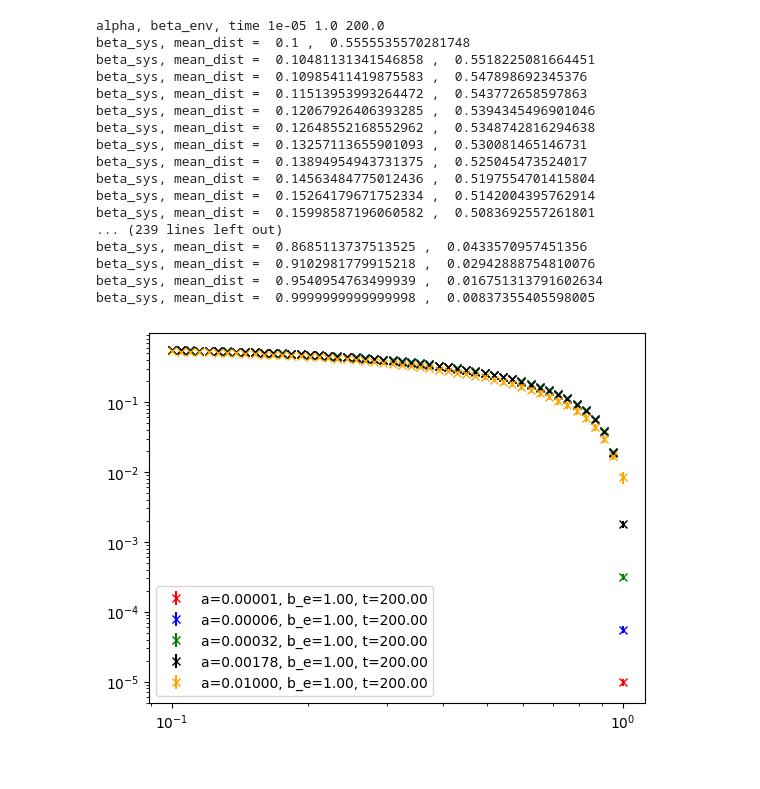
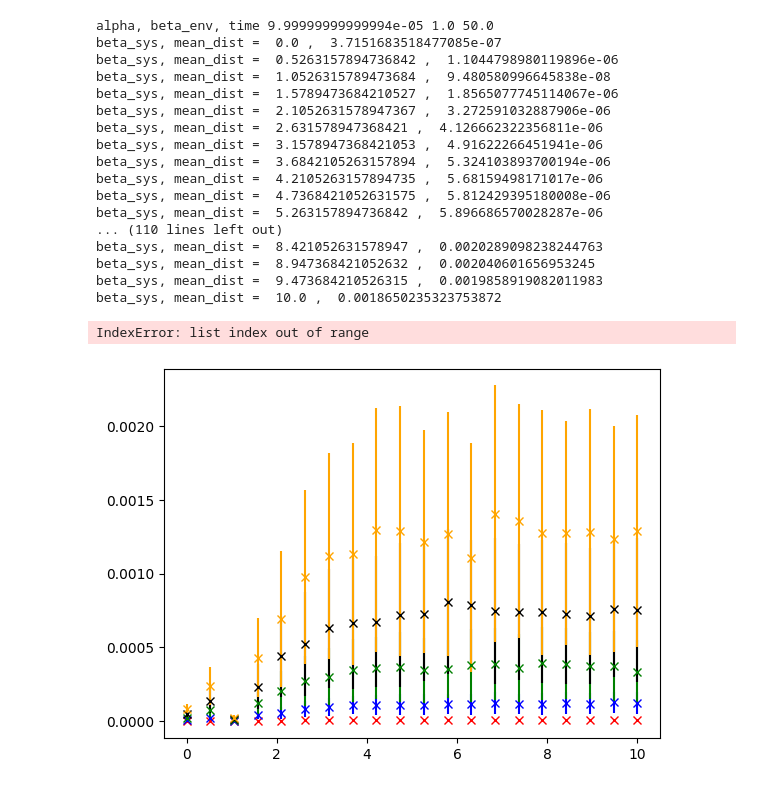
Before and after one commit to matthagan15/thermal_state_prep, a Jupyter notebook: numerics/analysis/single_shot_notebook.ipynb, the cells around one changed output. Drawn from its saved outputs; the diff is of its cells as text; code cells hidden in the pictures.

Commit message:
single shot notebook

```diff
--- a/numerics/analysis/single_shot_notebook.ipynb
+++ b/numerics/analysis/single_shot_notebook.ipynb
@@ -6,7 +6,7 @@ import matplotlib.pyplot as plt
 from math import sqrt
 import numpy as np
 # %%
-filepath = "/Users/matt/repos/thermal_state_prep/numerics/data/single_shot_harmonic/alpha_fixed_point.json"
+filepath = "/Users/matt/repos/thermal_state_prep/numerics/cluster_data/single_shot_harmonic/results.json"
 with open(filepath) as f:
     j = json.load(f)
     inputs = j["inputs"]
@@ -53,8 +53,9 @@ times
 # %%
 
-alpha_fixed_params = [(beta_envs[0], beta_syss[0], times[ix]) for ix in range(len(times))]
+alpha_fixed_params = [(beta_envs[ix], beta_syss[ix], times[0]) for ix in range(0, len(beta_envs), 4)]
+print("len alpha_fixed_params:", len(alpha_fixed_params))
 fig = plt.figure()
-colors = ['r', 'b', 'g', 'black', 'orange']
+colors = ['r', 'b', 'g', 'black', 'orange', 'grey']
 color_count = 0
 for ( beta_env_0, beta_sys_0, time_0) in alpha_fixed_params:
     print("beta_env, beta_sys, time", beta_env_0, beta_sys_0, time_0)
@@ -98,44 +99,45 @@ alpha, mean_dist =  1e-06 ,  9.66205936392663e-07
 # %%
 beta_sys_fixed_params = [(alphas[ix], beta_envs[0], times[0]) for ix in range(len(alphas))]
 fig = plt.figure()
 colors = ['r', 'b', 'g', 'black', 'orange']
 color_count = 0
 for (alpha_0, beta_env_0, time_0) in beta_sys_fixed_params:
     print("alpha, beta_env, time", alpha_0, beta_env_0, time_0)
     x = []
     y = []
     yerr = []
     for ix in range(len(inputs)):
         (alpha, beta_env, beta_sys, time) = inputs[ix]
         (original_dist, mean_dist, std_dist, dist_of_mean) = outputs[ix]
         if alpha == alpha_0 and beta_env == beta_env_0 and time == time_0:
             x.append(beta_sys)
-            y.append(mean_dist)
+            y.append(original_dist - mean_dist)
             yerr.append(std_dist)
 
-            print("beta_sys, mean_dist = ", beta_sys, ", ", mean_dist)
+            print("beta_sys, mean_dist = ", beta_sys, ", ", original_dist - mean_dist)
     plt.errorbar(x, y, yerr, marker='x', linestyle='none', label="a={:.5f}, b_e={:.2f}, t={:.2f}".format(alpha_0, beta_env_0, time_0), color=colors[color_count])
     color_count += 1
-plt.yscale('log')
+# plt.yscale('log')
 plt.xscale('log')
 plt.legend()
 plt.show()
 # %% [output]
-alpha, beta_env, time 1e-05 1.0 200.0
-beta_sys, mean_dist =  0.1 ,  0.5555535570281748
-beta_sys, mean_dist =  0.10481131341546858 ,  0.5518225081664451
-beta_sys, mean_dist =  0.10985411419875583 ,  0.547898692345376
-beta_sys, mean_dist =  0.11513953993264472 ,  0.543772658597863
-beta_sys, mean_dist =  0.12067926406393285 ,  0.5394345496901046
-beta_sys, mean_dist =  0.12648552168552962 ,  0.5348742816294638
-beta_sys, mean_dist =  0.13257113655901093 ,  0.530081465146731
-beta_sys, mean_dist =  0.13894954943731375 ,  0.525045473524017
-beta_sys, mean_dist =  0.14563484775012436 ,  0.5197554701415804
-beta_sys, mean_dist =  0.15264179671752334 ,  0.5142004395762914
-beta_sys, mean_dist =  0.15998587196060582 ,  0.5083692557261801
-... (239 lines left out)
-beta_sys, mean_dist =  0.8685113737513525 ,  0.0433570957451356
-beta_sys, mean_dist =  0.9102981779915218 ,  0.02942888754810076
-beta_sys, mean_dist =  0.9540954763499939 ,  0.016751313791602634
-beta_sys, mean_dist =  0.9999999999999998 ,  0.00837355405598005
+alpha, beta_env, time 9.99999999999994e-05 1.0 50.0
+beta_sys, mean_dist =  0.0 ,  3.7151683518477085e-07
+beta_sys, mean_dist =  0.5263157894736842 ,  1.1044798980119896e-06
+beta_sys, mean_dist =  1.0526315789473684 ,  9.480580996645838e-08
+beta_sys, mean_dist =  1.5789473684210527 ,  1.8565077745114067e-06
+beta_sys, mean_dist =  2.1052631578947367 ,  3.272591032887906e-06
+beta_sys, mean_dist =  2.631578947368421 ,  4.126662322356811e-06
+beta_sys, mean_dist =  3.1578947368421053 ,  4.91622266451941e-06
+beta_sys, mean_dist =  3.6842105263157894 ,  5.324103893700194e-06
+beta_sys, mean_dist =  4.2105263157894735 ,  5.68159498171017e-06
+beta_sys, mean_dist =  4.7368421052631575 ,  5.812429395180008e-06
+beta_sys, mean_dist =  5.263157894736842 ,  5.896686570028287e-06
+... (110 lines left out)
+beta_sys, mean_dist =  8.421052631578947 ,  0.0020289098238244763
+beta_sys, mean_dist =  8.947368421052632 ,  0.002040601656953245
+beta_sys, mean_dist =  9.473684210526315 ,  0.0019858919082011983
+beta_sys, mean_dist =  10.0 ,  0.0018650235323753872
+IndexError: list index out of range
-[figure, old version]
+[figure, new version]
```
Also changed, not shown: parts of 2 cells of this notebook.
